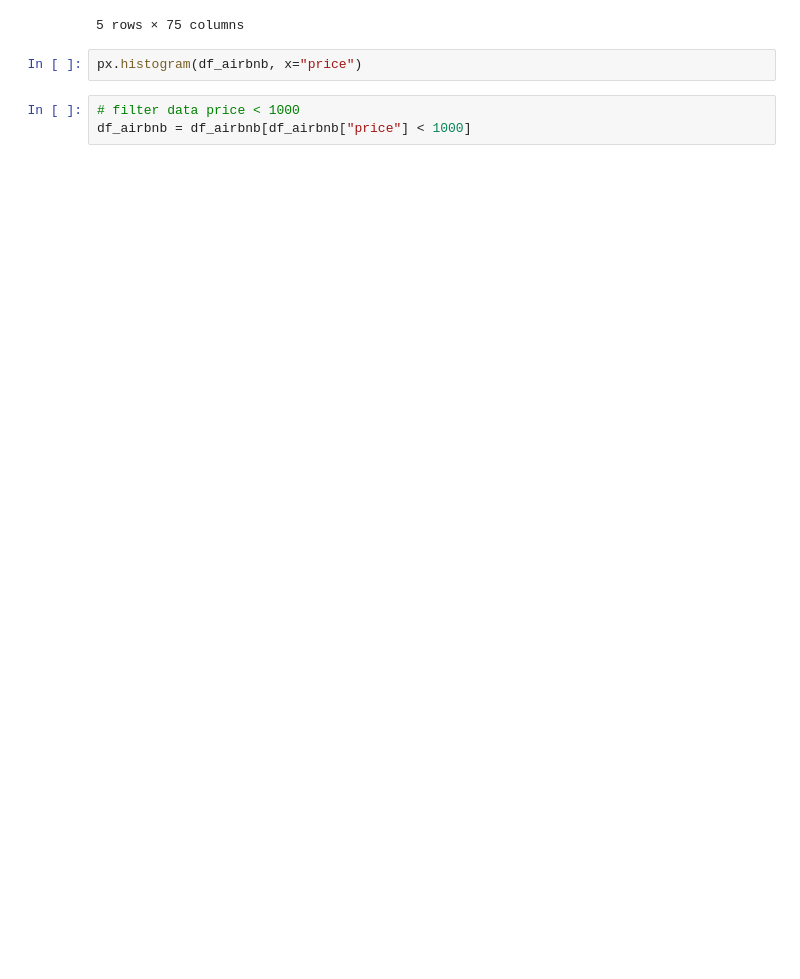
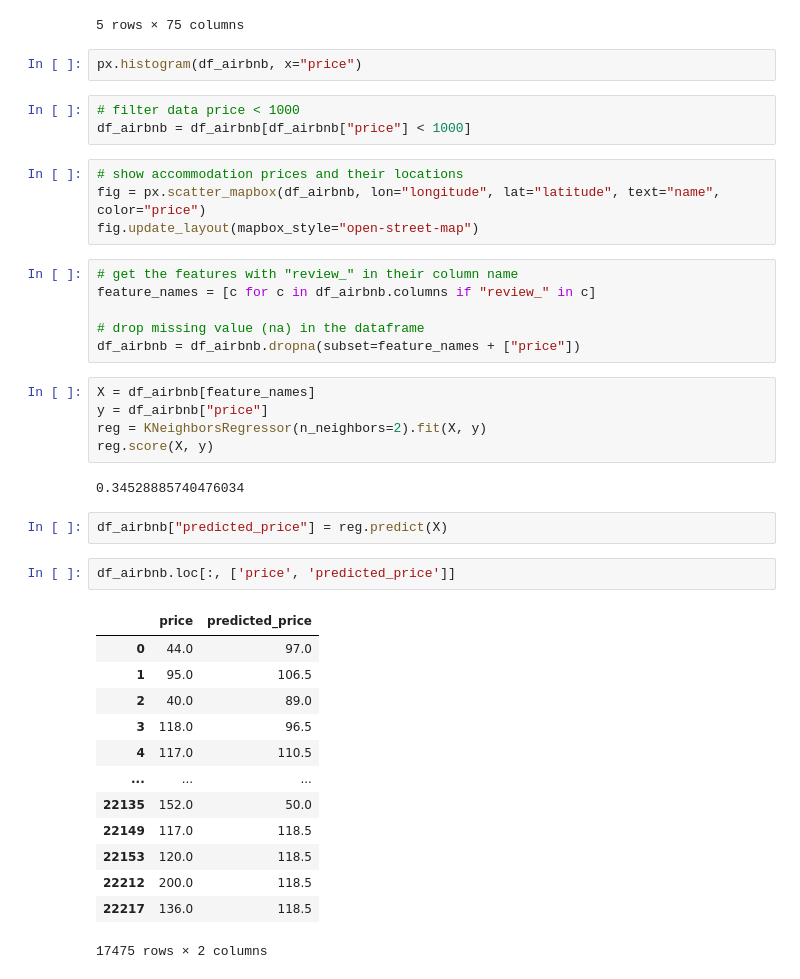
Before and after one commit to abd-ui/Python, a Jupyter notebook: machine_learning/airbnb.ipynb, the cells around one changed output. Drawn from its saved outputs; the diff is of its cells as text; blank space fills up the shorter version.

```diff
--- a/machine_learning/airbnb.ipynb
+++ b/machine_learning/airbnb.ipynb
@@ -19,3 +21,38 @@ px.histogram(df_airbnb, x="price")
 # %%
 # filter data price < 1000
 df_airbnb = df_airbnb[df_airbnb["price"] < 1000]
+# %%
+# show accommodation prices and their locations
+fig = px.scatter_mapbox(df_airbnb, lon="longitude", lat="latitude", text="name", color="price")
+fig.update_layout(mapbox_style="open-street-map")
+# %%
+# get the features with "review_" in their column name
+feature_names = [c for c in df_airbnb.columns if "review_" in c]
+
+# drop missing value (na) in the dataframe
+df_airbnb = df_airbnb.dropna(subset=feature_names + ["price"])
+# %%
+X = df_airbnb[feature_names]
+y = df_airbnb["price"]
+reg = KNeighborsRegressor(n_neighbors=2).fit(X, y)
+reg.score(X, y)
+# %% [output]
+0.34528885740476034
+# %%
+df_airbnb["predicted_price"] = reg.predict(X)
+# %%
+df_airbnb.loc[:, ['price', 'predicted_price']]
+# %% [output]
+|  | price | predicted_price |
+| 0 | 44.0 | 97.0 |
+| 1 | 95.0 | 106.5 |
+| 2 | 40.0 | 89.0 |
+| 3 | 118.0 | 96.5 |
+| 4 | 117.0 | 110.5 |
+| ... | ... | ... |
+| 22135 | 152.0 | 50.0 |
+| 22149 | 117.0 | 118.5 |
+| 22153 | 120.0 | 118.5 |
+| 22212 | 200.0 | 118.5 |
+| 22217 | 136.0 | 118.5 |
+17475 rows × 2 columns
```
Also changed, not shown: parts of 1 cell of this notebook, 1 other file.
